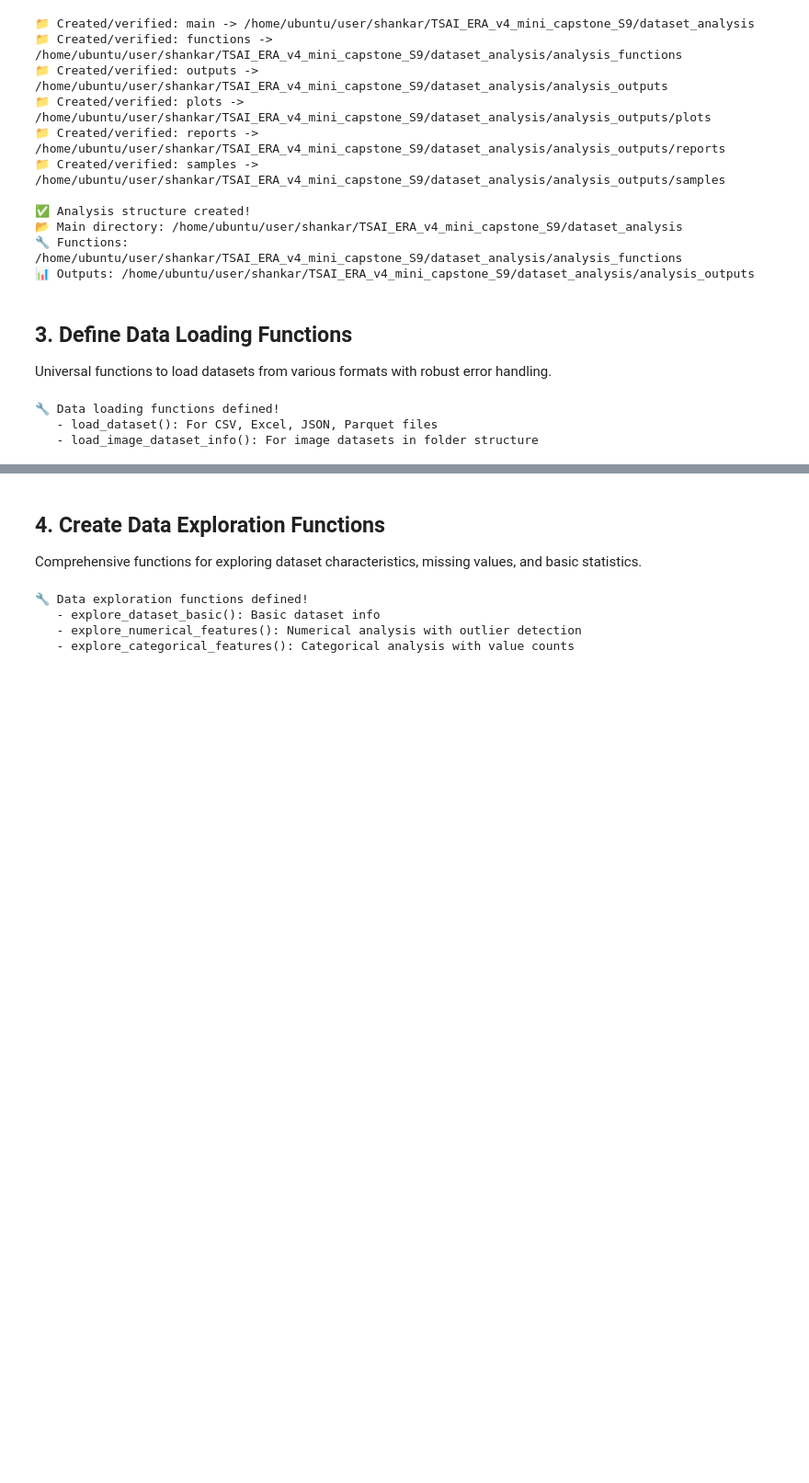
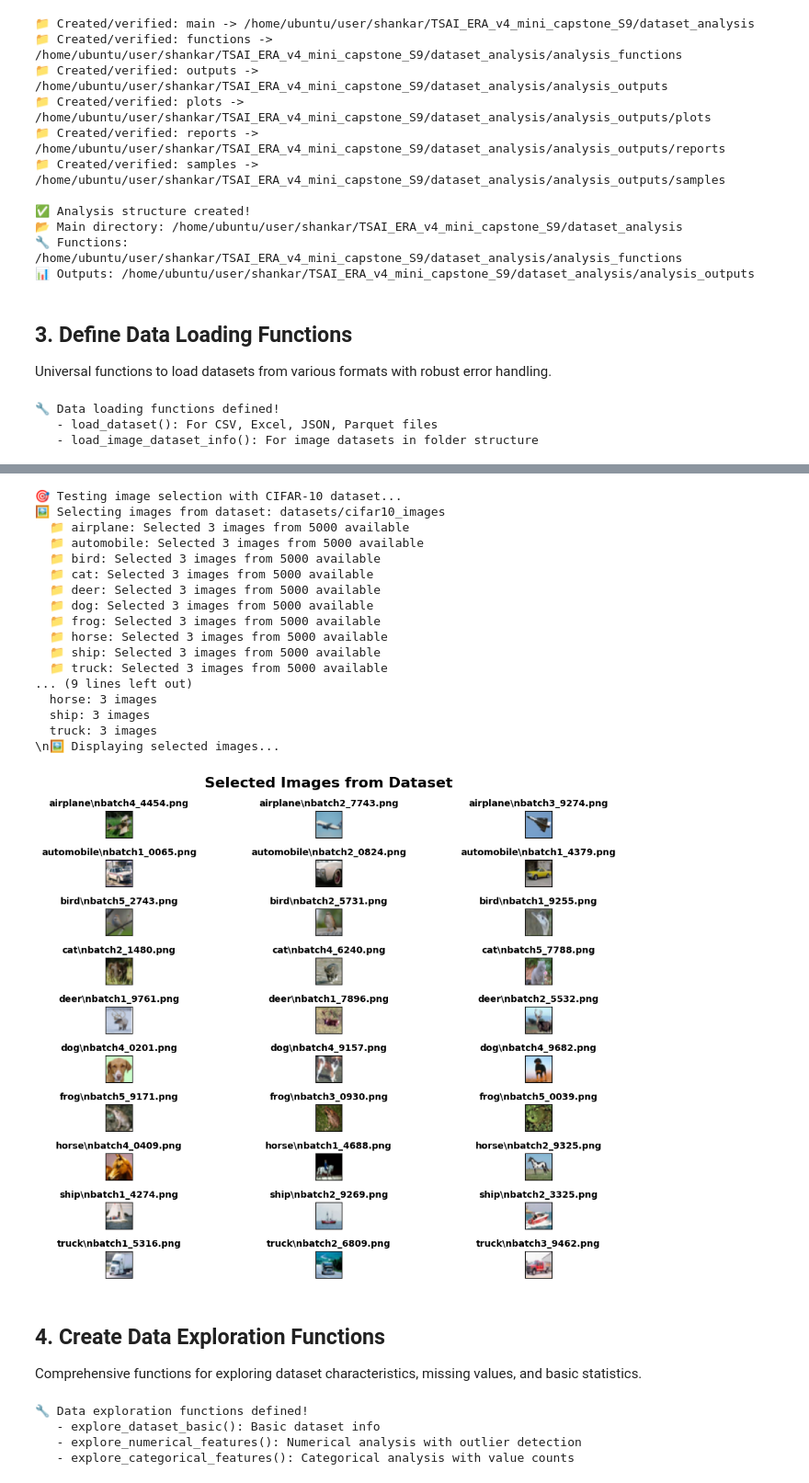
Before and after one commit to Shankarganesh127/TSAI_ERA_v4_mini_capstone_S9, a Jupyter notebook: dataset_analysis/universal_dataset_explorer.ipynb, the cells around one changed output, grey strips where cells are left out. Shown at 92% size. Drawn from its saved outputs; the diff is of its cells as text; code cells hidden in the pictures; blank space fills up the shorter version.

Commit message:
image processing for feature extraction is added

```diff
--- a/dataset_analysis/universal_dataset_explorer.ipynb
+++ b/dataset_analysis/universal_dataset_explorer.ipynb
@@ -238,3 +365,50 @@ print("   - load_image_dataset_info(): For image datasets in folder structure")
+# %%
+# Example usage with the CIFAR-10 images dataset
+cifar10_path = "datasets/cifar10_images"
+
+# Check if CIFAR-10 images exist
+if Path(cifar10_path).exists():
+    print(f"🎯 Testing image selection with CIFAR-10 dataset...")
+
+    # Get selected images (3 per class)
+    selected_images = get_selected_images_from_dataset(
+        dataset_path=cifar10_path,
+        num_images_per_class=3,
+        random_seed=42
+    )
+
+    print(f"\\n📋 Selected images summary:")
+    for class_name, image_paths in selected_images.items():
+        print(f"  {class_name}: {len(image_paths)} images")
+
+    # Display the selected images
+    if selected_images:
+        print("\\n🖼️ Displaying selected images...")
+        display_selected_images(selected_images, max_display=3, figsize=(12, 8))
+else:
+    print(f"ℹ️ CIFAR-10 images not found at {cifar10_path}")
+    print("   You can use the function with any image dataset organized in class folders:")
+    print("   selected_images = get_selected_images_from_dataset('path/to/your/dataset')")
+    print("   display_selected_images(selected_images)")
+# %% [output]
+🎯 Testing image selection with CIFAR-10 dataset...
+🖼️ Selecting images from dataset: datasets/cifar10_images
+  📁 airplane: Selected 3 images from 5000 available
+  📁 automobile: Selected 3 images from 5000 available
+  📁 bird: Selected 3 images from 5000 available
+  📁 cat: Selected 3 images from 5000 available
+  📁 deer: Selected 3 images from 5000 available
+  📁 dog: Selected 3 images from 5000 available
+  📁 frog: Selected 3 images from 5000 available
+  📁 horse: Selected 3 images from 5000 available
+  📁 ship: Selected 3 images from 5000 available
+  📁 truck: Selected 3 images from 5000 available
+... (9 lines left out)
+  horse: 3 images
+  ship: 3 images
+  truck: 3 images
+\n🖼️ Displaying selected images...
+[figure, added]
 # %% [markdown]
 ## 4. Create Data Exploration Functions
 
```
Also changed, not shown: parts of 20 cells of this notebook, 5 other files.
